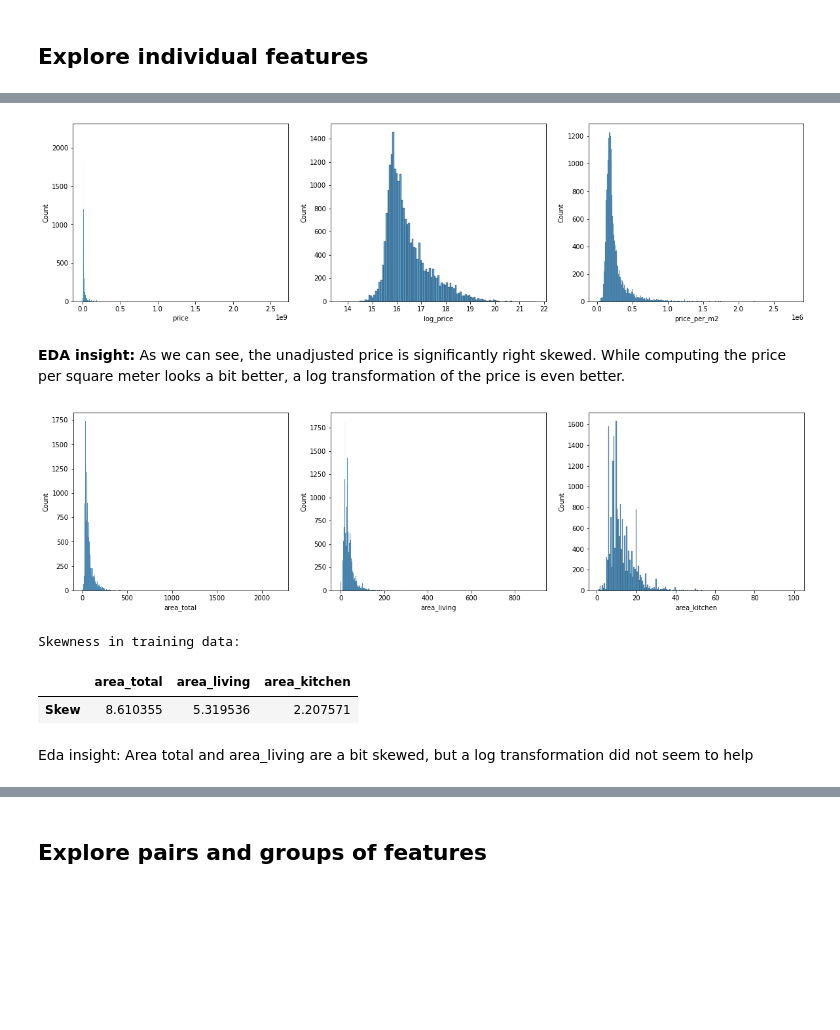
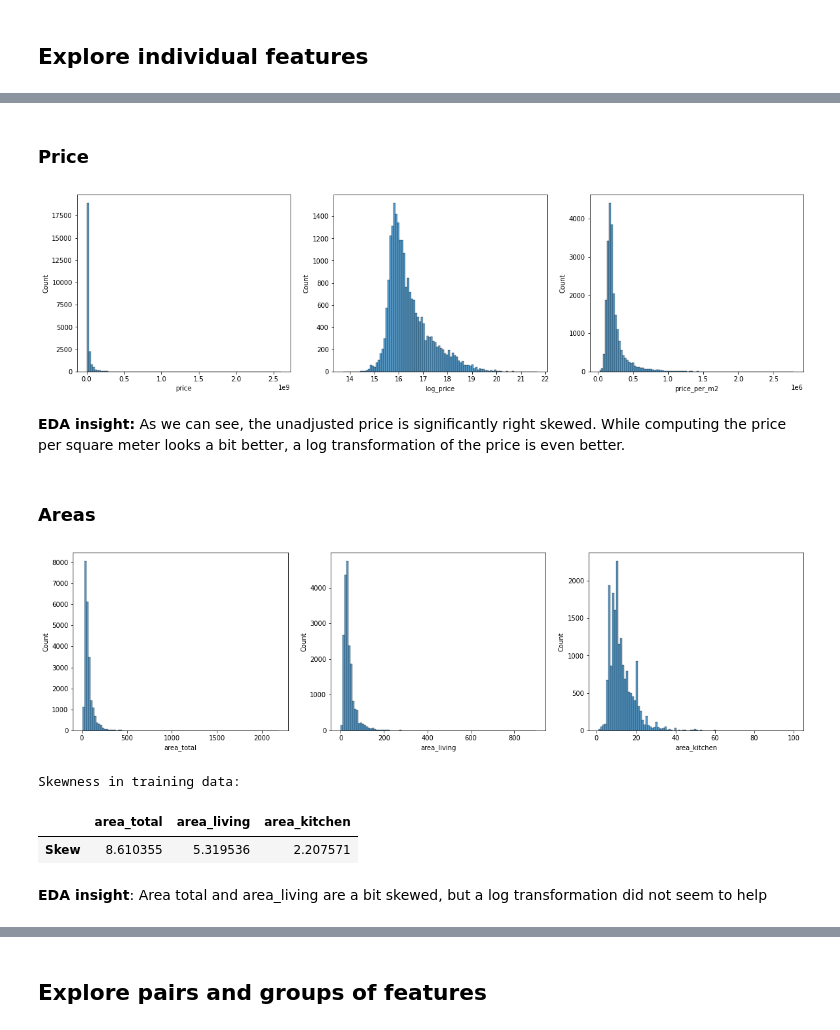
Before and after one commit to P1NHE4D/TDT4173-Prosjekt, a Jupyter notebook: long_notebook.ipynb, the cells around one changed output, grey strips where cells are left out. Drawn from its saved outputs; the diff is of its cells as text; code cells hidden in the pictures; blank space fills up the shorter version.

```diff
--- a/long_notebook.ipynb
+++ b/long_notebook.ipynb
@@ -254,3 +255,18 @@ plt.show()
 As we can see from the venn diagram above, there is no overlap between the building_ids in the training and test data, showing that the buildings in the test data are completely different from those in the training data. Hence, in order to obtain accurate results during model validation, the training set should be split in a validation and training set based on the same assumptions.
 # %% [markdown]
 ## Explore individual features
+# %%
+def plot_feature_distribution(data, feature, bins=100, ax=None):
+    sns.histplot(data[feature], bins=bins, ax=ax)
+
+def plot_all_distributions(data):
+    cols = len(data.columns)
+    n_rows = n_cols = math.ceil(math.sqrt(cols))
+    # Create the subplots
+    fig, axes = plt.subplots(nrows=n_rows, ncols=n_cols, figsize=(15,18))
+    fig.tight_layout(pad=3.0)
+    for i, feature in enumerate(data.columns):
+        if feature in ['street', 'address']:
+           continue
+        plot_feature_distribution(data, feature, ax=axes[i//n_cols,i%n_cols])
+    plt.show()
@@ -257,29 +279,34 @@ As we can see from the venn diagram above, there is no overlap between the build
+# %% [markdown]
+### Price
 # %%
+train_with_feats["log_price"] = np.log1p(train_with_feats.price)
+train_with_feats["price_per_m2"] = train_with_feats.price / train_with_feats.area_total
+
 fig, ax = plt.subplots(1, 3, figsize=(20, 5))
-sns.histplot(data=train["price"], ax=ax[0])
-train["log_price"] = np.log1p(train["price"])
-sns.histplot(data=train["log_price"], ax=ax[1])
-train["price_per_m2"] = train["price"] / train["area_total"]
-sns.histplot(data=train["price_per_m2"], ax=ax[2])
+plot_feature_distribution(train_with_feats, 'price', ax=ax[0])
+plot_feature_distribution(train_with_feats, 'log_price', ax=ax[1])
+plot_feature_distribution(train_with_feats, 'price_per_m2', ax=ax[2])
 plt.show()
 # %% [output]
-[figure, old version]
+[figure, new version]
 # %% [markdown]
 **EDA insight:** As we can see, the unadjusted price is significantly right skewed. While computing the price per square meter looks a bit better, a log transformation of the price is even better.
+# %% [markdown]
+### Areas
 # %%
 fig, ax = plt.subplots(1, 3, figsize=(20, 5))
-sns.histplot(data=train["area_total"], ax=ax[0])
-sns.histplot(data=train["area_living"], ax=ax[1])
-sns.histplot(data=train["area_kitchen"], ax=ax[2])
+plot_feature_distribution(train_with_feats, 'area_total', ax=ax[0])
+plot_feature_distribution(train_with_feats, 'area_living', ax=ax[1])
+plot_feature_distribution(train_with_feats, 'area_kitchen', ax=ax[2])
 plt.show()
 
 print("Skewness in training data:")
-skew_feats = train[['area_total', 'area_kitchen','area_living']].skew().sort_values(ascending=False)
+skew_feats = train_with_feats[['area_total', 'area_kitchen','area_living']].skew().sort_values(ascending=False)
 pd.DataFrame({'Skew': skew_feats}).T
 # %% [output]
-[figure, old version]
+[figure, new version]
 Skewness in training data:
 |  | area_total | area_living | area_kitchen |
 | Skew | 8.610355 | 5.319536 | 2.207571 |
 # %% [markdown]
-Eda insight: Area total and area_living are a bit skewed, but a log transformation did not seem to help
+**EDA insight**: Area total and area_living are a bit skewed, but a log transformation did not seem to help
```
Also changed, not shown: parts of 20 cells of this notebook, 1 other file.
